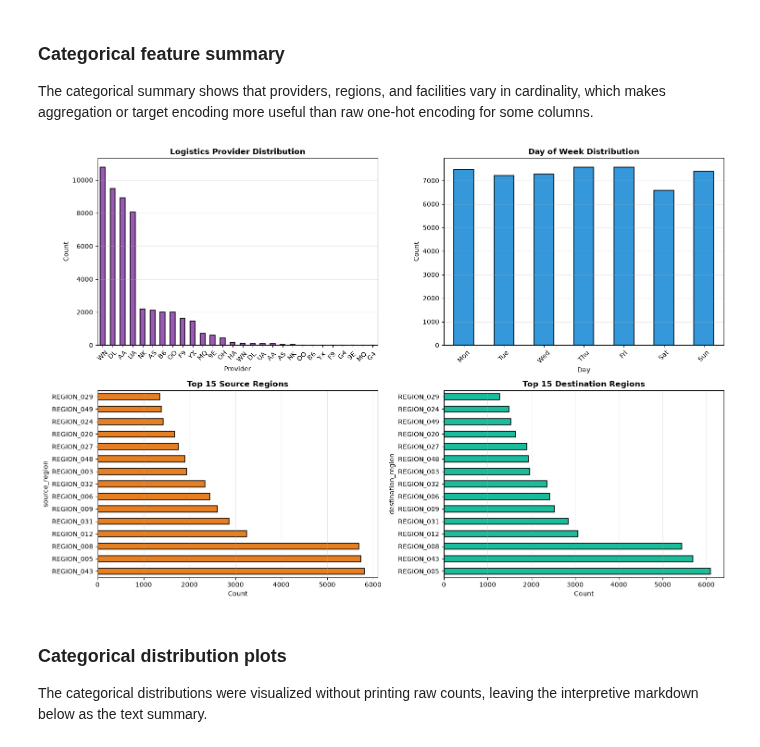
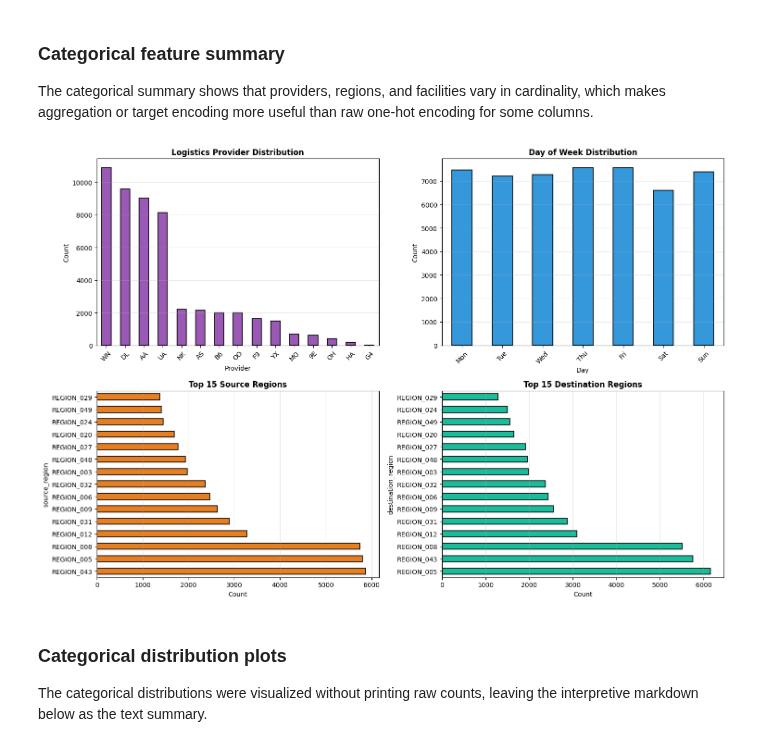
Before and after one commit to InbarKedem/final-project-intro-to-ml, a Jupyter notebook: task.ipynb, the cells around one changed output. Drawn from its saved outputs; the diff is of its cells as text; code cells hidden in the pictures.

```diff
--- a/task.ipynb
+++ b/task.ipynb
@@ -391,0 +379,12 @@ def safe_pearson(x: pd.Series, y: pd.Series) -> tuple:
+# %%
+# Show whitespace duplicates in raw data before stripping
+for col in ['source_region', 'destination_region', 'logistics_provider']:
+    raw_counts = train_df[col].value_counts()
+    stripped_counts = train_df[col].str.strip().value_counts()
+    duplicates = len(raw_counts) - len(stripped_counts)
+    if duplicates > 0:
+        print(f'{col}: {len(raw_counts)} raw categories → {len(stripped_counts)} after stripping ({duplicates} whitespace duplicates)')
+        # Show the actual duplicate pairs
+        dupes = [v for v in raw_counts.index if v != v.strip()]
+        for d in dupes:
+            print(f'  "{d}" (n={raw_counts[d]}) is a duplicate of "{d.strip()}" (n={raw_counts[d.strip()]})')
@@ -391,0 +411,5 @@ def safe_pearson(x: pd.Series, y: pd.Series) -> tuple:
+# %%
+for col in ['source_region', 'destination_region', 'logistics_provider']:
+    counts = train_df[col].str.strip().value_counts()
+    below = (counts < 25).sum()
+    print(f'{col}: {below}/{len(counts)} ({100 * below / len(counts):.1f}%) categories below 25-transfer cutoff')
@@ -392,4 +420,9 @@ def safe_pearson(x: pd.Series, y: pd.Series) -> tuple:
 # %%
+# Geography and provider delay rates
+# Strip whitespace first so provider/region cardinalities are accurate
+for col in ['source_region', 'destination_region', 'logistics_provider']:
+    train_df[col] = train_df[col].str.strip()
+
 # Geography and provider delay rates
 source_region_delay = delay_rate_table(train_df, 'source_region', min_count=25)
 destination_region_delay = delay_rate_table(train_df, 'destination_region', min_count=25)
@@ -950,7 +994,7 @@ fig, axes = plt.subplots(2, 2, figsize=(15, 10))
 
 # 1. Logistics Provider
 ax1 = axes[0, 0]
-provider_counts = train_df['logistics_provider'].value_counts()
+provider_counts = train_df['logistics_provider'].str.strip().value_counts()
 provider_counts.plot(kind='bar', ax=ax1, color='#9b59b6', edgecolor='black', linewidth=1.2)
 ax1.set_title('Logistics Provider Distribution', fontsize=12, fontweight='bold')
 ax1.set_xlabel('Provider')
@@ -960,36 +1004,36 @@ ax1.grid(axis='y', alpha=0.3)
 
 # 2. Day of Week
 ax2 = axes[0, 1]
 dow_counts = train_df['day_of_week'].value_counts().sort_index()
 days = ['Mon', 'Tue', 'Wed', 'Thu', 'Fri', 'Sat', 'Sun']
 dow_counts.index = [days[i-1] if i-1 < len(days) else f'Day {i}' for i in dow_counts.index]
 dow_counts.plot(kind='bar', ax=ax2, color='#3498db', edgecolor='black', linewidth=1.2)
 ax2.set_title('Day of Week Distribution', fontsize=12, fontweight='bold')
 ax2.set_xlabel('Day')
 ax2.set_ylabel('Count')
 ax2.tick_params(axis='x', rotation=45)
 ax2.grid(axis='y', alpha=0.3)
 
 # 3. Top Source Regions
 ax3 = axes[1, 0]
-source_region_counts = train_df['source_region'].value_counts().head(15)
+source_region_counts = train_df['source_region'].str.strip().value_counts().head(15)
 source_region_counts.plot(kind='barh', ax=ax3, color='#e67e22', edgecolor='black', linewidth=1.2)
 ax3.set_title('Top 15 Source Regions', fontsize=12, fontweight='bold')
 ax3.set_xlabel('Count')
 ax3.grid(axis='x', alpha=0.3)
 
 # 4. Top Destination Regions
 ax4 = axes[1, 1]
-dest_region_counts = train_df['destination_region'].value_counts().head(15)
+dest_region_counts = train_df['destination_region'].str.strip().value_counts().head(15)
 dest_region_counts.plot(kind='barh', ax=ax4, color='#1abc9c', edgecolor='black', linewidth=1.2)
 ax4.set_title('Top 15 Destination Regions', fontsize=12, fontweight='bold')
 ax4.set_xlabel('Count')
 ax4.grid(axis='x', alpha=0.3)
 
 plt.tight_layout()
 plt.show()
 # %% [output]
-[figure, old version]
+[figure, new version]
 # %% [markdown]
 ### Categorical distribution plots
 
```
Also changed, not shown: parts of 76 cells of this notebook, 1 other file.
